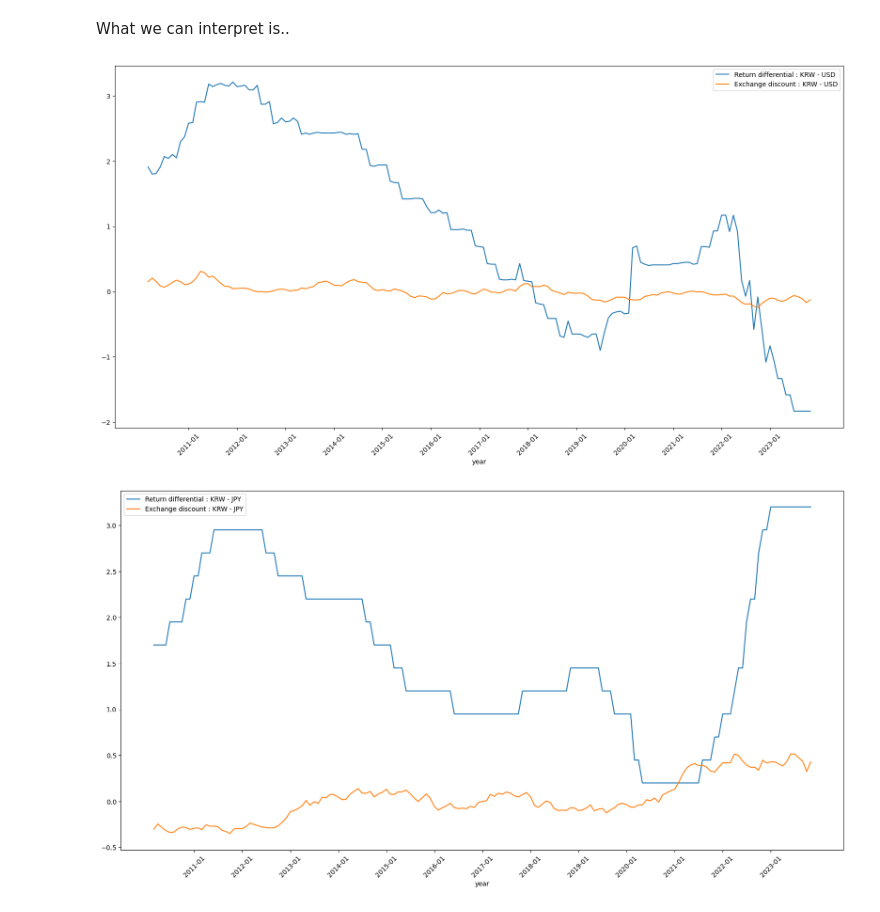
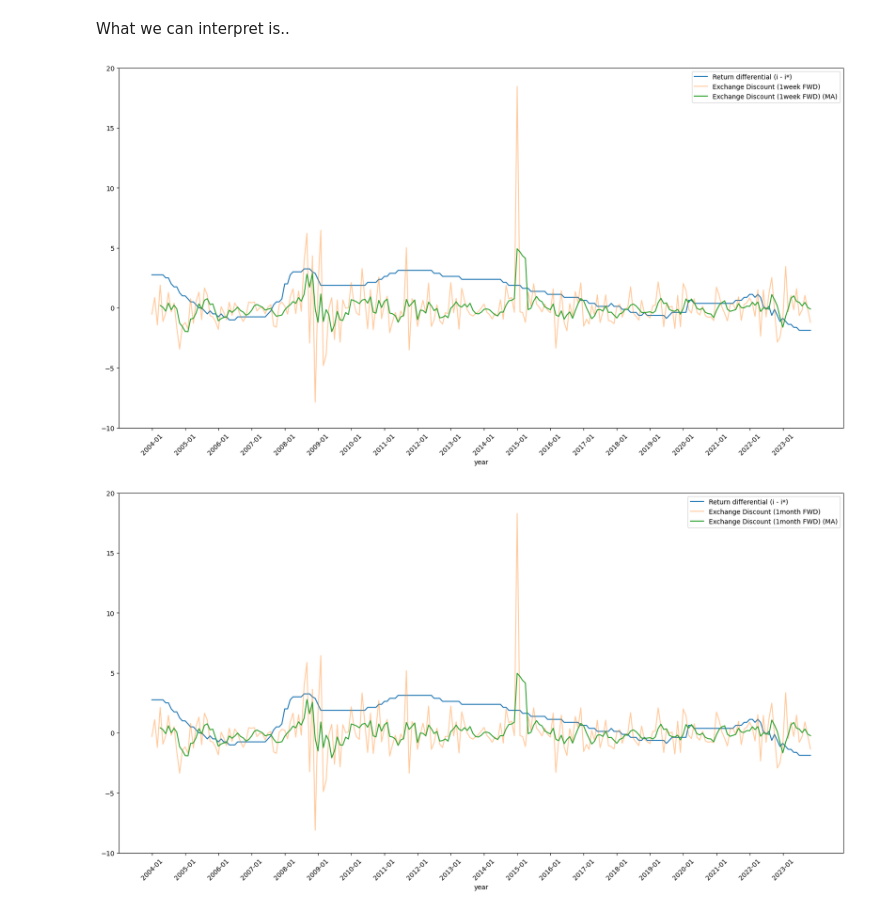
Before and after one commit to bsdr4903/Testing-CIPC-in-Korea-Base-Rate, a Jupyter notebook: CIPC.ipynb, the cells around one changed output. Cells and saved outputs as stored; diff of their text form; code cells hidden in the pictures.

```diff
--- a/CIPC.ipynb
+++ b/CIPC.ipynb
@@ -75,7 +33,3 @@ xtick_labels = [date.strftime('%Y-%m') for date in selected_dates]
 $$
 i = i^{*} + {(F-E)}/{E}
 $$
-# %%
-my_rate['Fitted KOR interest rate (US)'] = my_rate['US_base'] + (my_rate['USD/KRW_FWD'] - my_rate['USD/KRW_SPOT']) / my_rate['USD/KRW_SPOT']
-my_rate['Fitted KOR interest rate (JPN)'] = my_rate['JPN_base'] + (my_rate['JPY/KRW_FWD'] - my_rate['JPY/KRW_SPOT']) / my_rate['JPY/KRW_SPOT']
-my_rate['Fitted KOR interest rate (HK)'] = my_rate['HK_base'] + (my_rate['HKD/KRW_FWD'] - my_rate['HKD/KRW_SPOT']) / my_rate['HKD/KRW_SPOT']
@@ -82,3 +82,13 @@ my_rate['Fitted KOR interest rate (HK)'] = my_rate['HK_base'] + (my_rate['HKD/KR
+# %%
+my_rate['Fitted KOR interest rate (1week FWD) (MA)'] = my_rate['Fitted KOR interest rate (1week FWD)'].rolling(window=8).mean()
+my_rate['Fitted KOR interest rate (1month FWD) (MA)'] = my_rate['Fitted KOR interest rate (1month FWD)'].rolling(window=8).mean()
+my_rate['Fitted KOR interest rate (2month FWD) (MA)'] = my_rate['Fitted KOR interest rate (2month FWD)'].rolling(window=8).mean()
+my_rate['Fitted KOR interest rate (3month FWD) (MA)'] = my_rate['Fitted KOR interest rate (3month FWD)'].rolling(window=8).mean()
+my_rate['Fitted KOR interest rate (6month FWD) (MA)'] = my_rate['Fitted KOR interest rate (6month FWD)'].rolling(window=8).mean()
+my_rate['Fitted KOR interest rate (9month FWD) (MA)'] = my_rate['Fitted KOR interest rate (9month FWD)'].rolling(window=8).mean()
+my_rate['Fitted KOR interest rate (1year FWD) (MA)'] = my_rate['Fitted KOR interest rate (1year FWD)'].rolling(window=8).mean()
+my_rate['Fitted KOR interest rate (2year FWD) (MA)'] = my_rate['Fitted KOR interest rate (2year FWD)'].rolling(window=8).mean()
+my_rate['Fitted KOR interest rate (3year FWD) (MA)'] = my_rate['Fitted KOR interest rate (3year FWD)'].rolling(window=8).mean()
 # %%
 plt.figure(figsize=(20,10))
 
@@ -124,39 +254,49 @@ plt.show()
 # %% [markdown]
 What we can interpret is..
-# %%
-my_rate['return differential : KRW - USD'] = - my_rate['US_base'] + my_rate['KOR_base']
-my_rate['return differential : KRW - JPY'] = - my_rate['JPN_base'] + my_rate['KOR_base']
-my_rate['return differential : KRW - HKD'] = - my_rate['HK_base'] + my_rate['KOR_base']
-
-my_rate['Exchange discount : KRW - USD'] = (my_rate['USD/KRW_FWD'] - my_rate['USD/KRW_SPOT']) / my_rate['USD/KRW_SPOT']
-my_rate['Exchange discount : KRW - JPY'] = (my_rate['JPY/KRW_FWD'] - my_rate['JPY/KRW_SPOT']) / my_rate['JPY/KRW_SPOT']
-my_rate['Exchange discount : KRW - HKD'] = (my_rate['HKD/KRW_FWD'] - my_rate['HKD/KRW_SPOT']) / my_rate['HKD/KRW_SPOT']
+# %%
+my_rate['return differential'] = - my_rate['US_base'] + my_rate['KOR_base']
+
+my_rate['Exchange Discount (1week FWD) (MA)'] = my_rate['Exchange Discount (1week FWD)'].rolling(window=4).mean()
+my_rate['Exchange Discount (1month FWD) (MA)'] = my_rate['Exchange Discount (1month FWD)'].rolling(window=4).mean()
+my_rate['Exchange Discount (2month FWD) (MA)'] = my_rate['Exchange Discount (2month FWD)'].rolling(window=4).mean()
+my_rate['Exchange Discount (3month FWD) (MA)'] = my_rate['Exchange Discount (3month FWD)'].rolling(window=4).mean()
+my_rate['Exchange Discount (6month FWD) (MA)'] = my_rate['Exchange Discount (6month FWD)'].rolling(window=4).mean()
+my_rate['Exchange Discount (9month FWD) (MA)'] = my_rate['Exchange Discount (9month FWD)'].rolling(window=4).mean()
+my_rate['Exchange Discount (1year FWD) (MA)'] = my_rate['Exchange Discount (1year FWD)'].rolling(window=4).mean()
+my_rate['Exchange Discount (2year FWD) (MA)'] = my_rate['Exchange Discount (2year FWD)'].rolling(window=4).mean()
+my_rate['Exchange Discount (3year FWD) (MA)'] = my_rate['Exchange Discount (3year FWD)'].rolling(window=4).mean()
 # %%
 plt.figure(figsize=(20,10))
 
-plt.plot(my_rate['Date'], my_rate['return differential : KRW - USD'], label = 'Return differential : KRW - USD')
-plt.plot(my_rate['Date'], my_rate['Exchange discount : KRW - USD'], label = 'Exchange discount : KRW - USD')
+plt.plot(my_rate['Date'], my_rate['return differential'], label = 'Return differential (i - i*)')
+plt.plot(my_rate['Date'], my_rate['Exchange Discount (1week FWD)'], alpha=0.4, label = 'Exchange Discount (1week FWD)')
+plt.plot(my_rate['Date'], my_rate['Exchange Discount (1week FWD) (MA)'], label = 'Exchange Discount (1week FWD) (MA)')
 
 plt.xticks(ticks=selected_dates, labels=xtick_labels, rotation=45)
 
 plt.legend()
 plt.xlabel('year')
+plt.ylim([-10,+20])
+plt.savefig('Interest differential and Forward Discount01 (1week FWD)')
 plt.show()
 # %% [output]
-[figure, old version]
+[figure, new version]
 # %%
 plt.figure(figsize=(20,10))
 
-plt.plot(my_rate['Date'], my_rate['return differential : KRW - JPY'], label = 'Return differential : KRW - JPY')
-plt.plot(my_rate['Date'], my_rate['Exchange discount : KRW - JPY'], label = 'Exchange discount : KRW - JPY')
+plt.plot(my_rate['Date'], my_rate['return differential'], label = 'Return differential (i - i*)')
+plt.plot(my_rate['Date'], my_rate['Exchange Discount (1month FWD)'], alpha=0.4, label = 'Exchange Discount (1month FWD)')
+plt.plot(my_rate['Date'], my_rate['Exchange Discount (1month FWD) (MA)'], label = 'Exchange Discount (1month FWD) (MA)')
 
 plt.xticks(ticks=selected_dates, labels=xtick_labels, rotation=45)
 
 plt.legend()
 plt.xlabel('year')
+plt.ylim([-10,+20])
+plt.savefig('Interest differential and Forward Discount02 (1month FWD)')
 plt.show()
 # %% [output]
-[figure, old version]
+[figure, new version]
 # %%
 plt.figure(figsize=(20,10))
 
```
Also changed, not shown: parts of 34 cells of this notebook, 28 other files.
